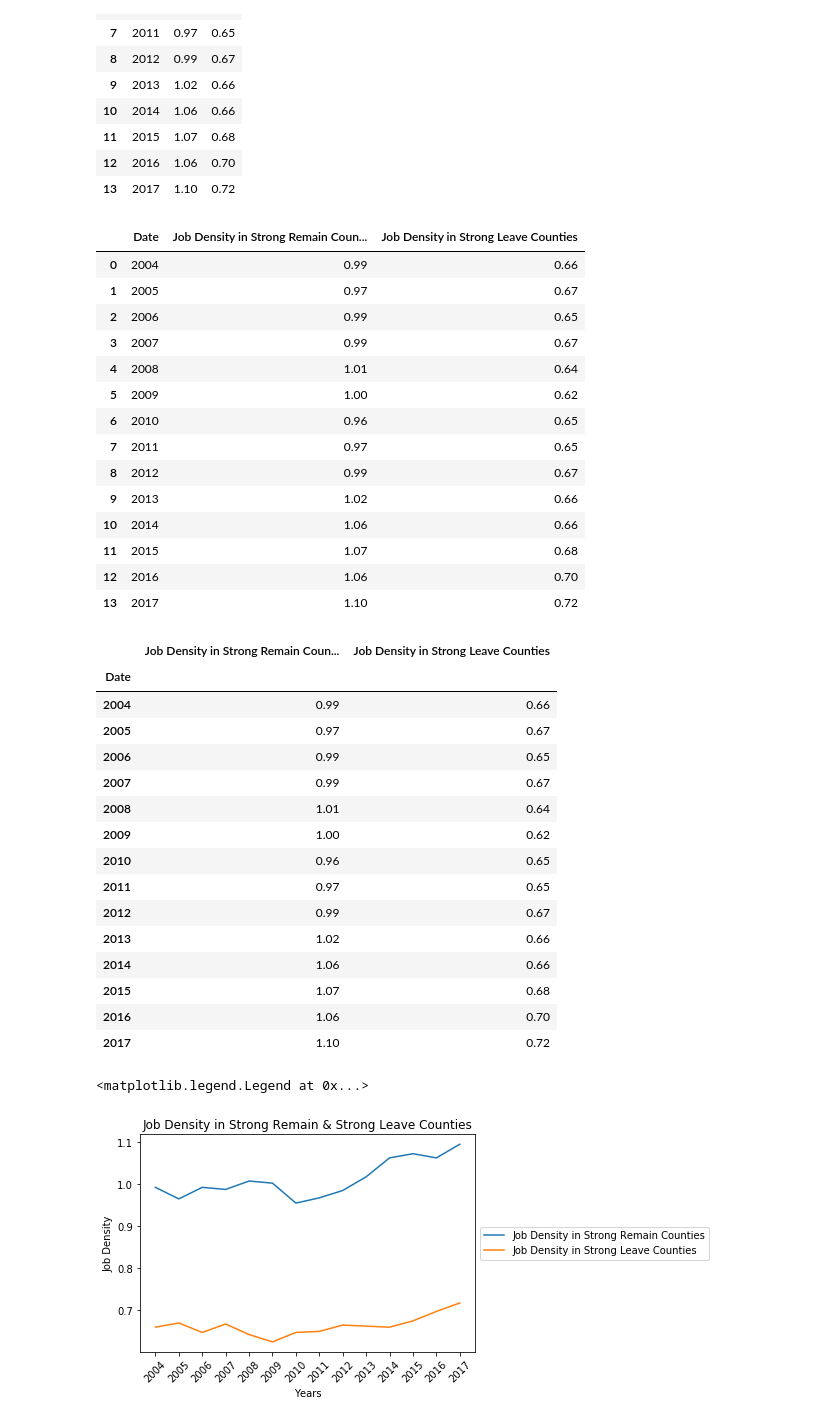
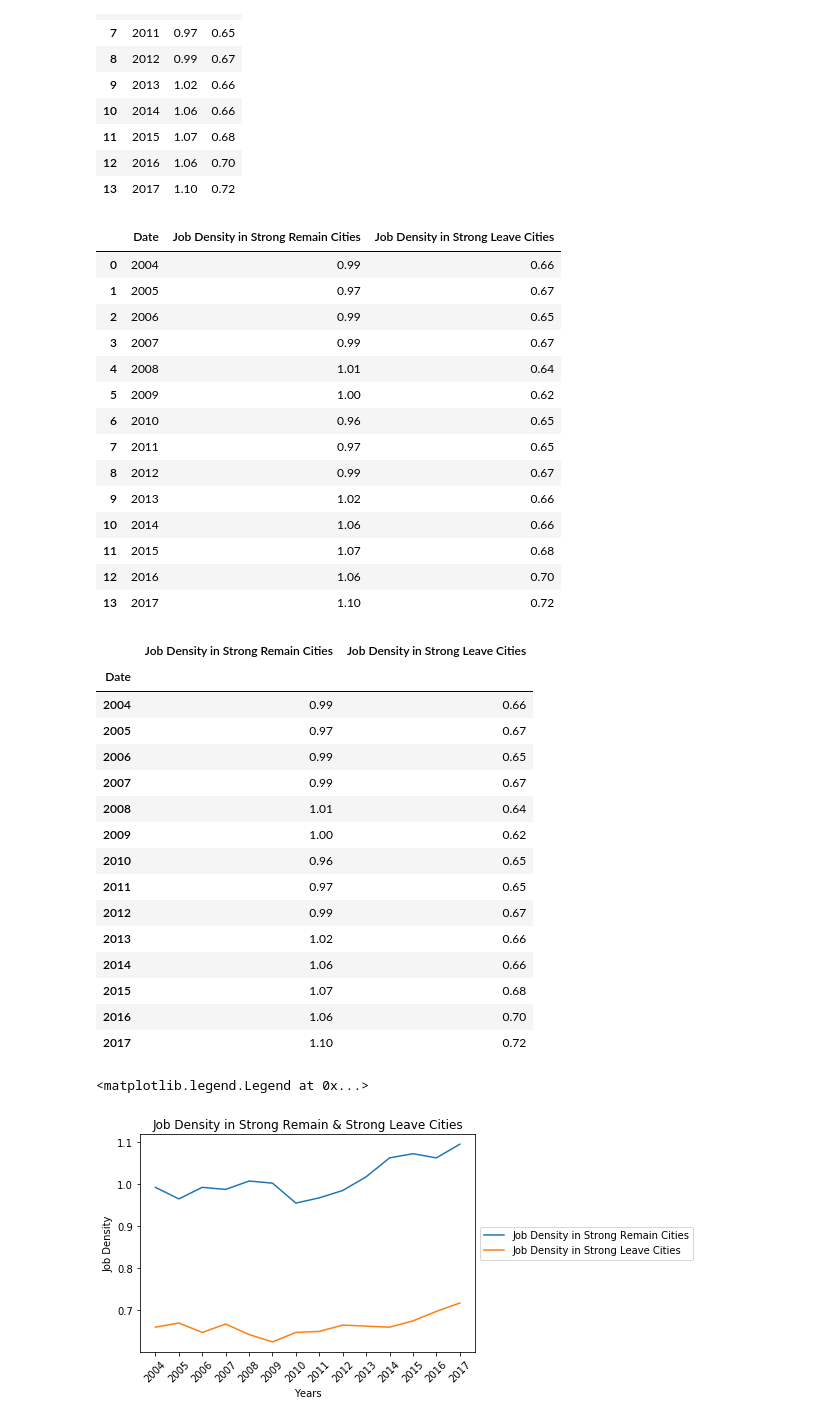
Before and after one commit to harper-data-mind/Project1, a Jupyter notebook: SOLBREXIT.ipynb, the cells around one changed output. Cells and saved outputs as stored; diff of their text form; code cells hidden in the pictures.

```diff
--- a/SOLBREXIT.ipynb
+++ b/SOLBREXIT.ipynb
@@ -383,11 +386,11 @@ jobdensitycomparison_df
 | 12 | 2016 | 1.06 | 0.70 |
 | 13 | 2017 | 1.10 | 0.72 |
 # %%
-jobdensitycomparison_df= jobdensitycomparison_df.rename(columns={'index': 'Date', '0_x': 'Job Density in Strong Remain Counties', '0_y': 'Job Density in Strong Leave Counties'})
+jobdensitycomparison_df= jobdensitycomparison_df.rename(columns={'index': 'Date', '0_x': 'Job Density in Strong Remain Cities', '0_y': 'Job Density in Strong Leave Cities'})
 pd.set_option('display.precision', 2)
 jobdensitycomparison_df
 # %% [output]
-|  | Date | Job Density in Strong Remain Coun... | Job Density in Strong Leave Counties |
+|  | Date | Job Density in Strong Remain Cities | Job Density in Strong Leave Cities |
 | 0 | 2004 | 0.99 | 0.66 |
 | 1 | 2005 | 0.97 | 0.67 |
 | 2 | 2006 | 0.99 | 0.65 |
@@ -406,7 +409,7 @@ jobdensitycomparison_df
 jobdensitycomparison_df=jobdensitycomparison_df.set_index('Date')
 jobdensitycomparison_df
 # %% [output]
-|  | Job Density in Strong Remain Coun... | Job Density in Strong Leave Counties |
+|  | Job Density in Strong Remain Cities | Job Density in Strong Leave Cities |
 | Date |  |  |
 | 2004 | 0.99 | 0.66 |
 | 2005 | 0.97 | 0.67 |
@@ -424,12 +427,12 @@ jobdensitycomparison_df
 | 2017 | 1.10 | 0.72 |
 # %%
 jobdensitycomparison_df.plot.line()
-plt.title("Job Density in Strong Remain & Strong Leave Counties")
+plt.title("Job Density in Strong Remain & Strong Leave Cities")
 plt.xlabel('Years')
 plt.ylabel("Job Density")
 plt.xticks(np.arange(0, 14, step=1), np.arange(2004, 2018, step=1))
 plt.xticks(rotation=45)
 plt.legend(loc='center left', bbox_to_anchor=(1, 0.5))
 # %% [output]
 <matplotlib.legend.Legend at 0x...>
-[figure, old version]
+[figure, new version]
```
Also changed, not shown: parts of 7 cells of this notebook.
